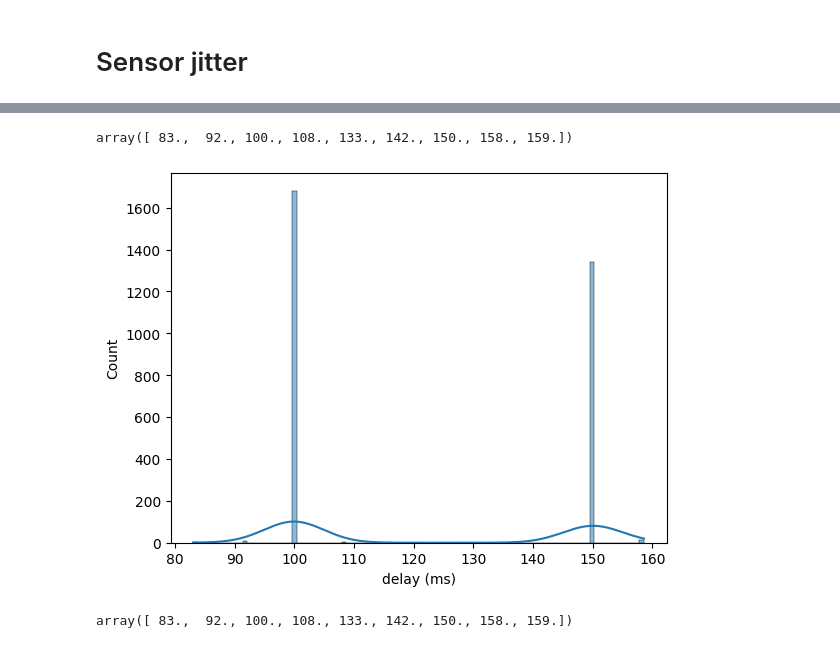
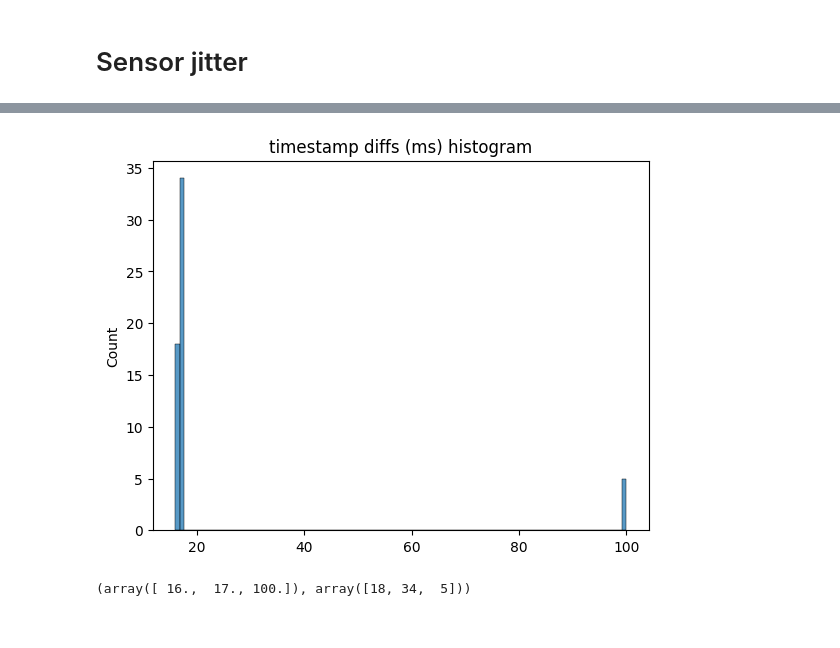
Before and after one commit to amar-enkhbat/codebook_generator, a Jupyter notebook: vsync_sensor_test/vsync_sensor.ipynb, the cells around one changed output, grey strips where cells are left out. Drawn from its saved outputs; the diff is of its cells as text; code cells hidden in the pictures.

```diff
--- a/vsync_sensor_test/vsync_sensor.ipynb
+++ b/vsync_sensor_test/vsync_sensor.ipynb
@@ -121,15 +74,23 @@ print(np.unique(timestamps_diff_ms.round(0), return_counts=True))
-# %%
-np.unique((timestamps_diff * 1000).round())
-# %% [output]
-array([ 83.,  92., 100., 108., 133., 142., 150., 158., 159.])
-# %%
-sns.histplot(x=timestamps_diff_ms, bins=100, kde=True)
-plt.xlabel('delay (ms)')
-plt.show()
-# %% [output]
-[figure, removed]
-# %%
-np.unique((timestamps_diff * 1000).round())
-# %% [output]
-array([ 83.,  92., 100., 108., 133., 142., 150., 158., 159.])
+# %%
+timestamps_sensor = sensor_stream['time_stamps']
+timeseries_sensor = sensor_stream['time_series']
+# # Get timestamps_sensor within sequence stream time range
+timeseries_sensor = timeseries_sensor[timestamps_sensor >= start_time]
+timestamps_sensor = timestamps_sensor[timestamps_sensor >= start_time]
+
+timeseries_sensor = timeseries_sensor[timestamps_sensor <= stop_time]
+timestamps_sensor = timestamps_sensor[timestamps_sensor <= stop_time]
+# %%
+timestamps_diff = np.diff(timestamps_sensor)
+timestamps_diff_ms = timestamps_diff * 1000
+timestamps_diff_ms_round = timestamps_diff_ms.round()
+timestamps_diff_ms_round = timestamps_diff_ms_round[timestamps_diff_ms_round < 400]
+plt.title('timestamp diffs (ms) histogram')
+sns.histplot(x=timestamps_diff_ms_round, bins=100)
+plt.show()
+
+print(np.unique(timestamps_diff_ms_round, return_counts=True))
+# %% [output]
+[figure, added]
+(array([ 16.,  17., 100.]), array([18, 34,  5]))
 # %%
```
Also changed, not shown: parts of 32 cells of this notebook, 1 other file.
